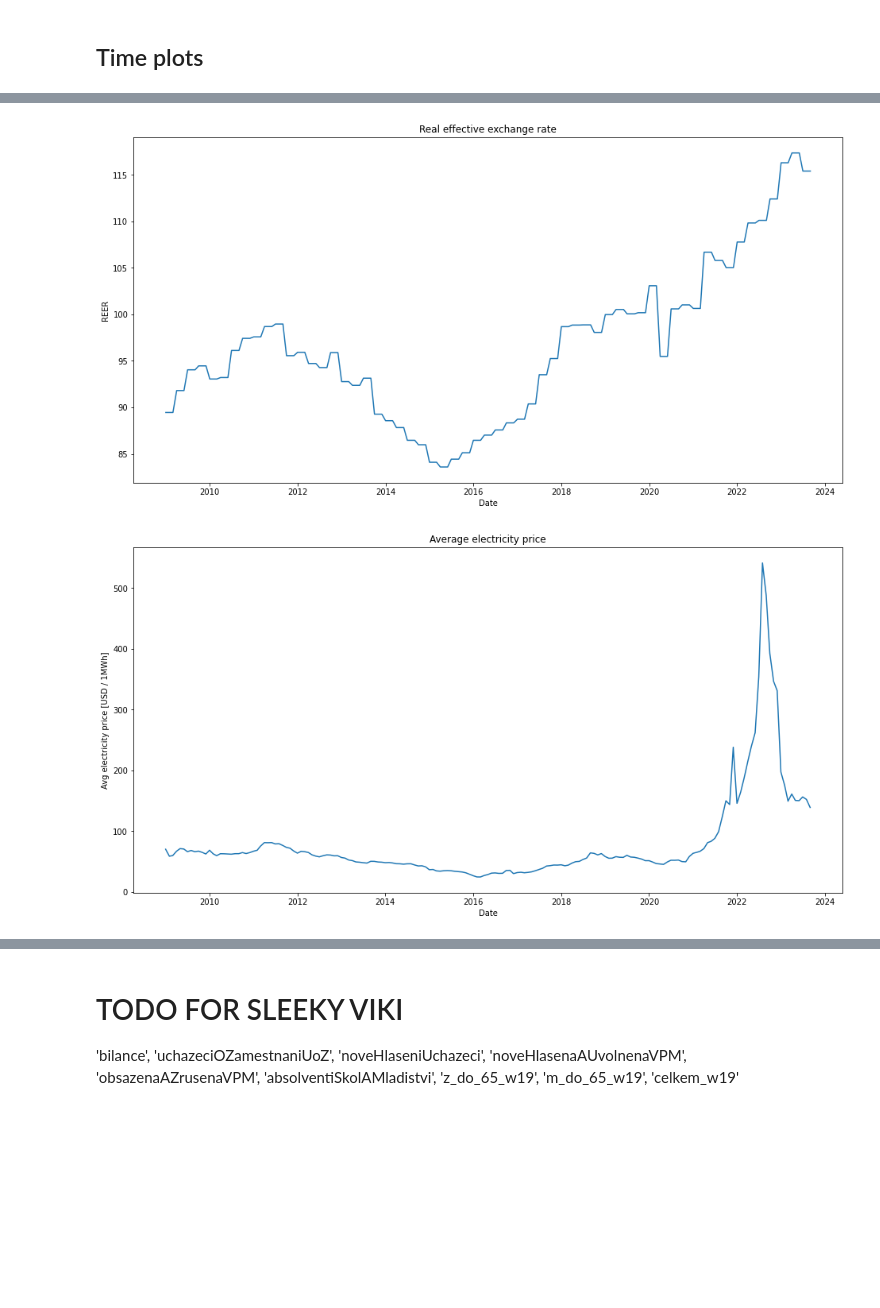
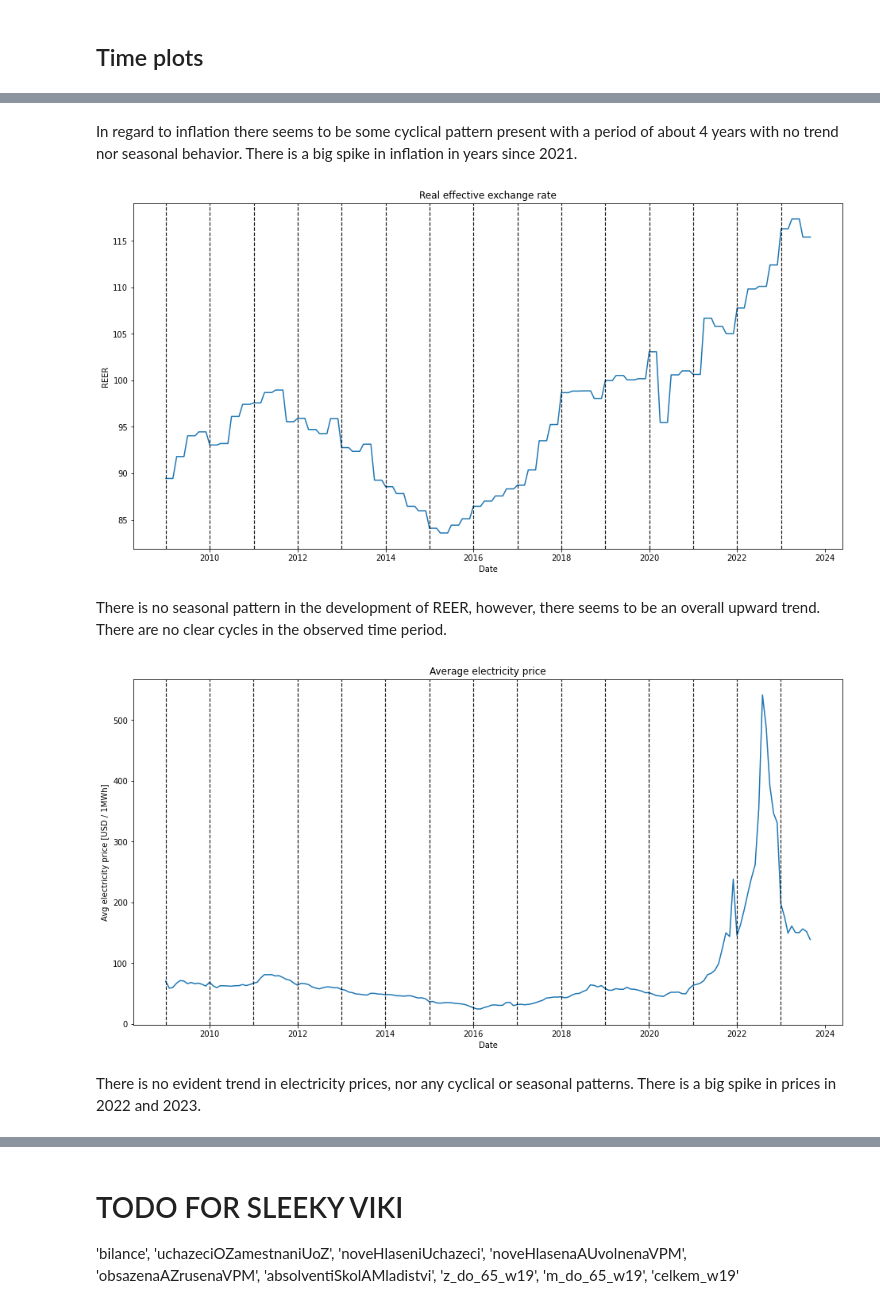
Before and after one commit to DianaKorladinova/SAN_Unemployment_Refugees, a Jupyter notebook: graphs/graphs.ipynb, the cells around one changed output, grey strips where cells are left out. Saved outputs shown, nothing was run; the diff lists cells and outputs as text; code cells hidden in the pictures; blank space fills up the shorter version.

```diff
--- a/graphs/graphs.ipynb
+++ b/graphs/graphs.ipynb
@@ -52,6 +54,9 @@ df.tail(5)
 # %%
 plt.figure(figsize=(16,8))
 plt.plot(df.index, df['avg_monthly_salary'])
+if plot_years:
+    for x in df.index[::12]:
+        plt.axvline(x = x, color = 'black', linestyle='dashed', linewidth=1.2, alpha=0.9, label = 'axvline - full height')
 plt.title("Average wage")
 plt.xlabel("Date")
 plt.ylabel("Average monthly wage [Kč]");
@@ -60,6 +67,9 @@ plt.ylabel("Average monthly wage [Kč]");
 # %%
 plt.figure(figsize=(16,8))
 plt.plot(df.index, df['monthly_min_wage'])
+if plot_years:
+    for x in df.index[::12]:
+        plt.axvline(x = x, color = 'black', linestyle='dashed', linewidth=1.2, alpha=0.9, label = 'axvline - full height')
 plt.title("Minimum wage")
 plt.xlabel("Date")
 plt.ylabel("Minimum monthly wage [Kč]");
@@ -68,6 +80,9 @@ plt.ylabel("Minimum monthly wage [Kč]");
 # %%
 plt.figure(figsize=(16,8))
 plt.plot(df.index, df['monthly_inflation_rate_wrt_last_year'])
+if plot_years:
+    for x in df.index[::12]:
+        plt.axvline(x = x, color = 'black', linestyle='dashed', linewidth=1.2, alpha=0.9, label = 'axvline - full height')
 plt.title("Inflation")
 plt.xlabel("Date")
 plt.ylabel("Inflation rate wrt last year [%]");
@@ -76,19 +91,31 @@ plt.ylabel("Inflation rate wrt last year [%]");
+# %% [markdown]
+In regard to inflation there seems to be some cyclical pattern present with a period of about 4 years with no trend nor seasonal behavior. There is a big spike in inflation in years since 2021.
 # %%
 plt.figure(figsize=(16,8))
 plt.plot(df.index, df['reer'])
 plt.title("Real effective exchange rate")
+if plot_years:
+    for x in df.index[::12]:
+        plt.axvline(x = x, color = 'black', linestyle='dashed', linewidth=1.2, alpha=0.9, label = 'axvline - full height')
 plt.xlabel("Date")
 plt.ylabel("REER");
 # %% [output]
-[figure, old version]
+[figure, new version]
+# %% [markdown]
+There is no seasonal pattern in the development of REER, however, there seems to be an overall upward trend. There are no clear cycles in the observed time period.
 # %%
 plt.figure(figsize=(16,8))
 plt.plot(df.index, df['avg_energy_price'])
+if plot_years:
+    for x in df.index[::12]:
+        plt.axvline(x = x, color = 'black', linestyle='dashed', linewidth=1.2, alpha=0.9, label = 'axvline - full height')
 plt.title("Average electricity price")
 plt.xlabel("Date")
 plt.ylabel("Avg electricity price [USD / 1MWh]");
 # %% [output]
-[figure, old version]
+[figure, new version]
+# %% [markdown]
+There is no evident trend in electricity prices, nor any cyclical or seasonal patterns. There is a big spike in prices in 2022 and 2023.
 # %%
 plt.figure(figsize=(16,8))
 plt.plot(df.index, df['avg_gasoline_price'])
```
Also changed, not shown: parts of 17 cells of this notebook, 1 other file.
